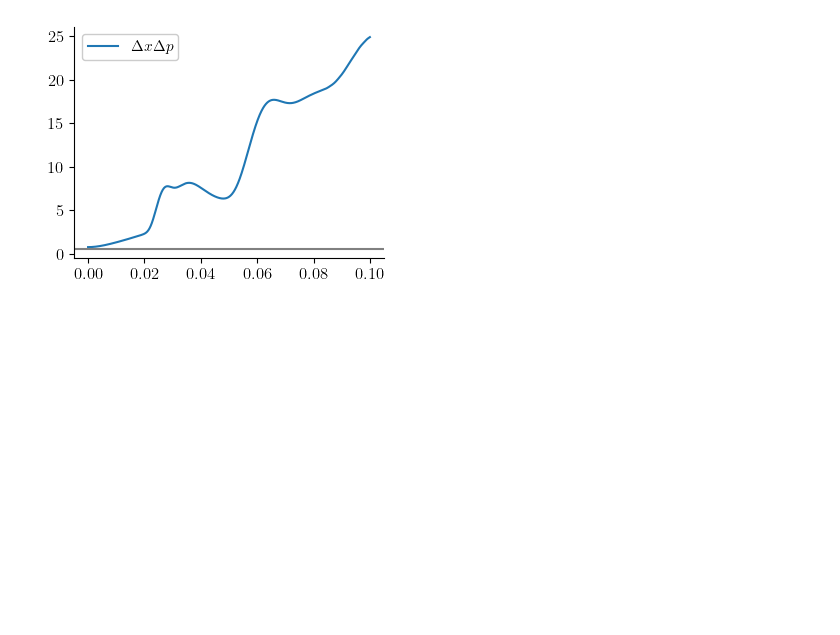
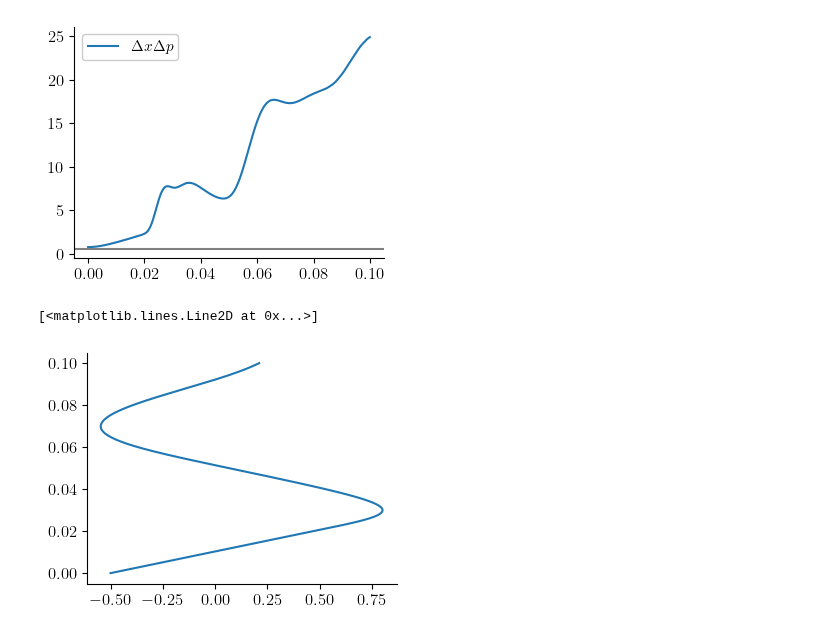
Before and after one commit to TomVdt/PhysNum, a Jupyter notebook: exercice6/analysis/analysis_TESTING.ipynb, the cells around one changed output. Cells and saved outputs as stored; diff of their text form; code cells hidden in the pictures; blank space fills up the shorter version.

```diff
--- a/exercice6/analysis/analysis_TESTING.ipynb
+++ b/exercice6/analysis/analysis_TESTING.ipynb
@@ -111,6 +111,12 @@ plt.legend()
 [figure]
 <matplotlib.legend.Legend at 0x...>
 [figure]
+# %%
+%matplotlib inline
+plt.plot(x_moy, t)
+# %% [output]
+[<matplotlib.lines.Line2D at 0x...>]
+[figure, added]
 # %%
 %matplotlib qt
 import matplotlib.animation as mpla
```
